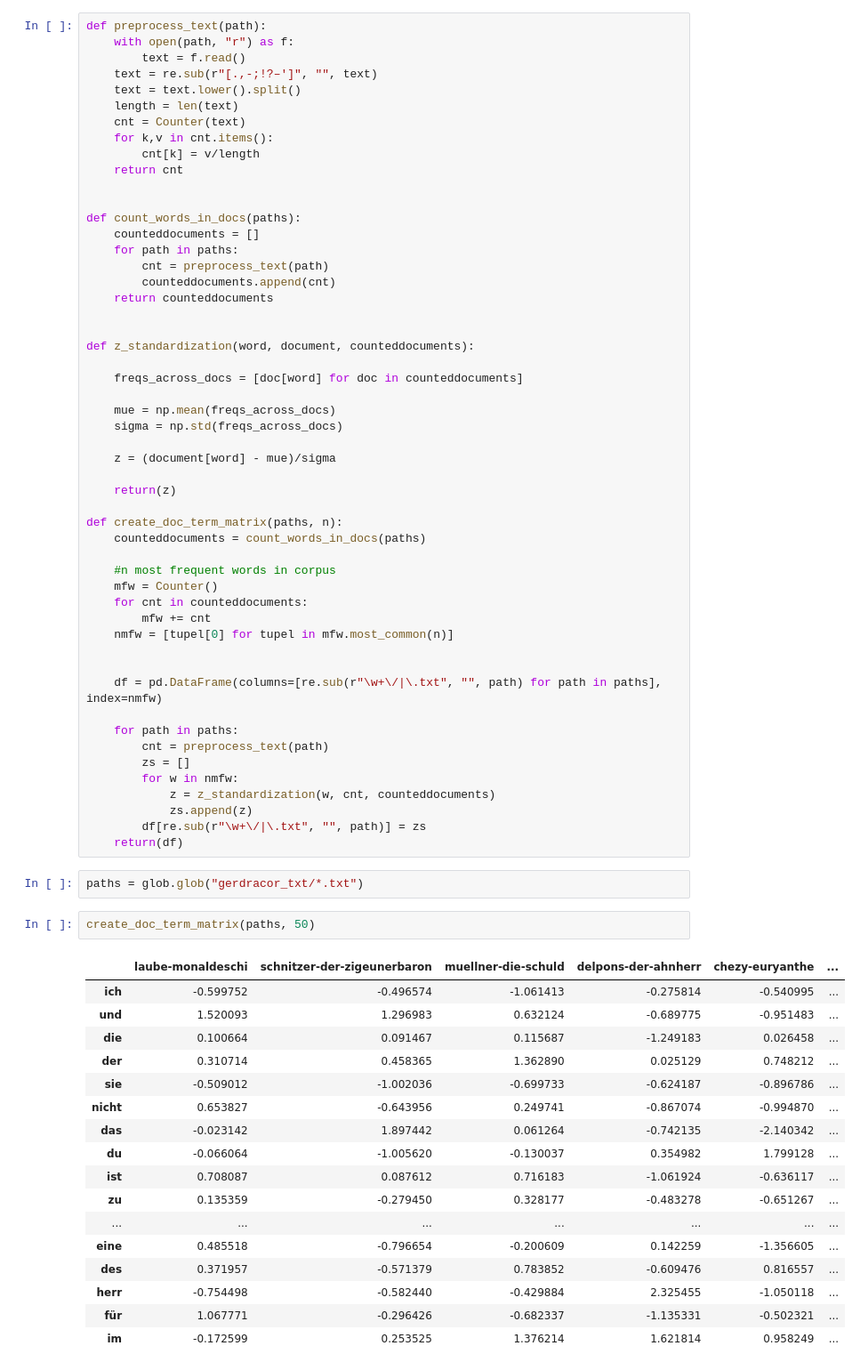
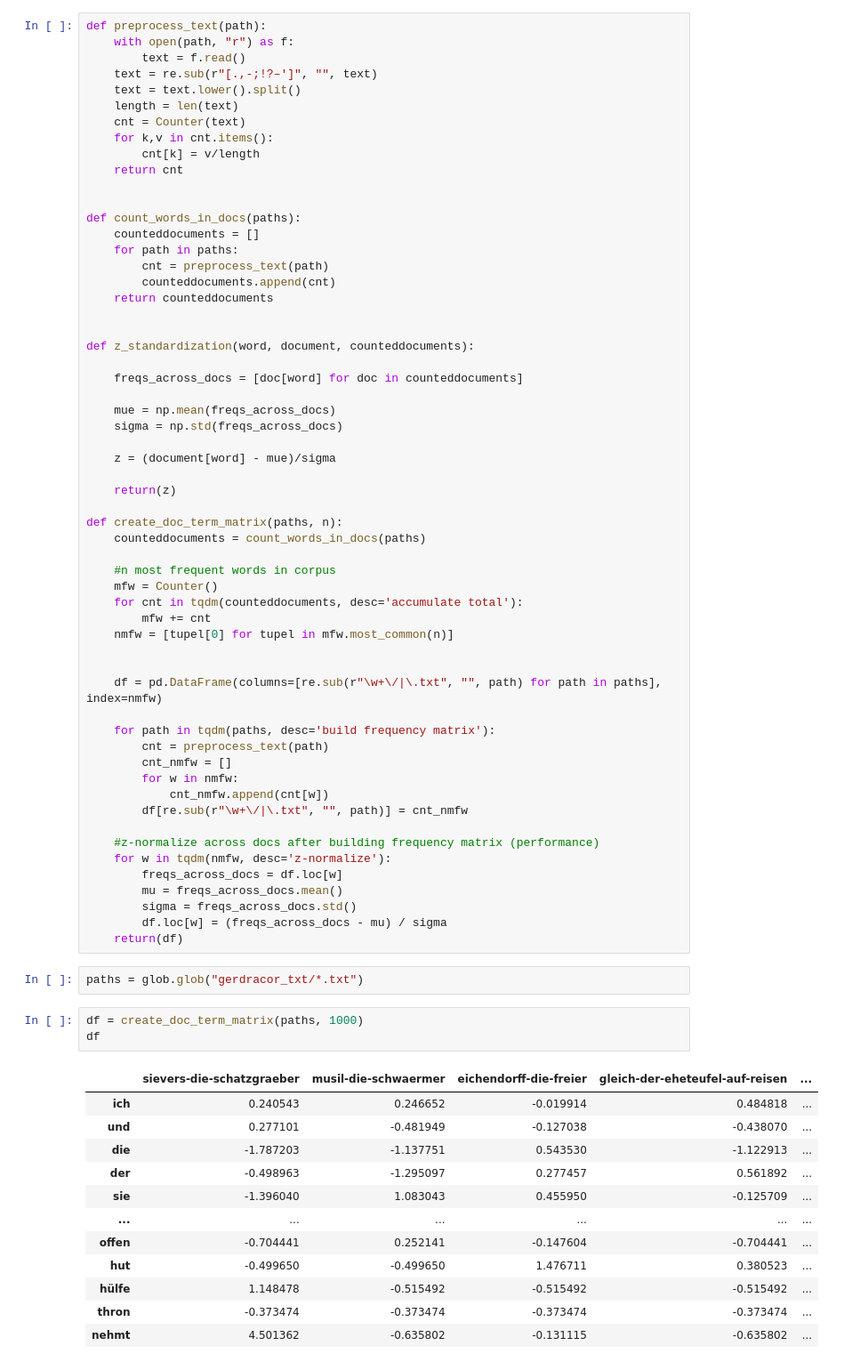
Before and after one commit to aehrm/seminar_cls_2023, a Jupyter notebook: evertdelta.ipynb, the cells around one changed output. Shown at 89% size. Drawn from its saved outputs; the diff is of its cells as text.

```diff
--- a/evertdelta.ipynb
+++ b/evertdelta.ipynb
@@ -41,40 +45,42 @@ def create_doc_term_matrix(paths, n):
 
     #n most frequent words in corpus
     mfw = Counter()
-    for cnt in counteddocuments:
+    for cnt in tqdm(counteddocuments, desc='accumulate total'):
         mfw += cnt
     nmfw = [tupel[0] for tupel in mfw.most_common(n)]
 
 
     df = pd.DataFrame(columns=[re.sub(r"\w+\/|\.txt", "", path) for path in paths], index=nmfw)
 
-    for path in paths:
+    for path in tqdm(paths, desc='build frequency matrix'):
         cnt = preprocess_text(path)
-        zs = []
+        cnt_nmfw = []
         for w in nmfw:
-            z = z_standardization(w, cnt, counteddocuments)
-            zs.append(z)
-        df[re.sub(r"\w+\/|\.txt", "", path)] = zs
+            cnt_nmfw.append(cnt[w])
+        df[re.sub(r"\w+\/|\.txt", "", path)] = cnt_nmfw
+
+    #z-normalize across docs after building frequency matrix (performance)
+    for w in tqdm(nmfw, desc='z-normalize'):
+        freqs_across_docs = df.loc[w]
+        mu = freqs_across_docs.mean()
+        sigma = freqs_across_docs.std()
+        df.loc[w] = (freqs_across_docs - mu) / sigma
     return(df)
 # %%
 paths = glob.glob("gerdracor_txt/*.txt")
 # %%
-create_doc_term_matrix(paths, 50)
+df = create_doc_term_matrix(paths, 1000)
+df
 # %% [output]
-|  | laube-monaldeschi | schnitzer-der-zigeunerbaron | muellner-die-schuld | delpons-der-ahnherr | chezy-euryanthe | ... |
-| ich | -0.599752 | -0.496574 | -1.061413 | -0.275814 | -0.540995 | ... |
-| und | 1.520093 | 1.296983 | 0.632124 | -0.689775 | -0.951483 | ... |
-| die | 0.100664 | 0.091467 | 0.115687 | -1.249183 | 0.026458 | ... |
-| der | 0.310714 | 0.458365 | 1.362890 | 0.025129 | 0.748212 | ... |
-| sie | -0.509012 | -1.002036 | -0.699733 | -0.624187 | -0.896786 | ... |
-| nicht | 0.653827 | -0.643956 | 0.249741 | -0.867074 | -0.994870 | ... |
-| das | -0.023142 | 1.897442 | 0.061264 | -0.742135 | -2.140342 | ... |
-| du | -0.066064 | -1.005620 | -0.130037 | 0.354982 | 1.799128 | ... |
-| ist | 0.708087 | 0.087612 | 0.716183 | -1.061924 | -0.636117 | ... |
-| zu | 0.135359 | -0.279450 | 0.328177 | -0.483278 | -0.651267 | ... |
-| ... | ... | ... | ... | ... | ... | ... |
-| eine | 0.485518 | -0.796654 | -0.200609 | 0.142259 | -1.356605 | ... |
-| des | 0.371957 | -0.571379 | 0.783852 | -0.609476 | 0.816557 | ... |
-| herr | -0.754498 | -0.582440 | -0.429884 | 2.325455 | -1.050118 | ... |
-| für | 1.067771 | -0.296426 | -0.682337 | -1.135331 | -0.502321 | ... |
-| im | -0.172599 | 0.253525 | 1.376214 | 1.621814 | 0.958249 | ... |
+|  | sievers-die-schatzgraeber | musil-die-schwaermer | eichendorff-die-freier | gleich-der-eheteufel-auf-reisen | ... |
+| ich | 0.240543 | 0.246652 | -0.019914 | 0.484818 | ... |
+| und | 0.277101 | -0.481949 | -0.127038 | -0.438070 | ... |
+| die | -1.787203 | -1.137751 | 0.543530 | -1.122913 | ... |
+| der | -0.498963 | -1.295097 | 0.277457 | 0.561892 | ... |
+| sie | -1.396040 | 1.083043 | 0.455950 | -0.125709 | ... |
+| ... | ... | ... | ... | ... | ... |
+| offen | -0.704441 | 0.252141 | -0.147604 | -0.704441 | ... |
+| hut | -0.499650 | -0.499650 | 1.476711 | 0.380523 | ... |
+| hülfe | 1.148478 | -0.515492 | -0.515492 | -0.515492 | ... |
+| thron | -0.373474 | -0.373474 | -0.373474 | -0.373474 | ... |
+| nehmt | 4.501362 | -0.635802 | -0.131115 | -0.635802 | ... |
```
Also changed, not shown: parts of 8 cells of this notebook.
